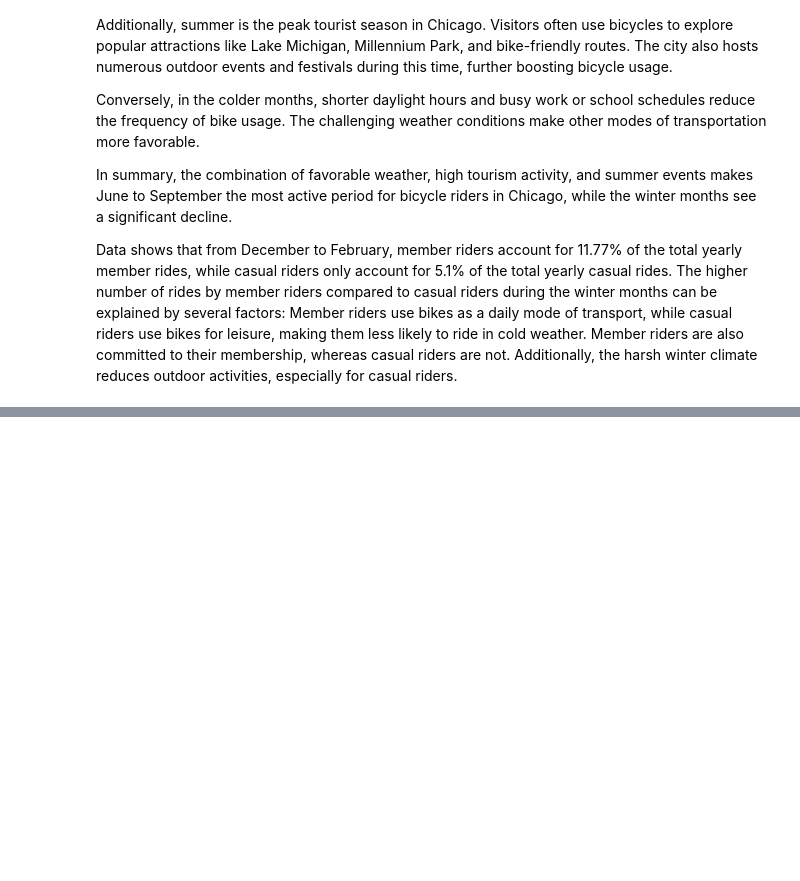
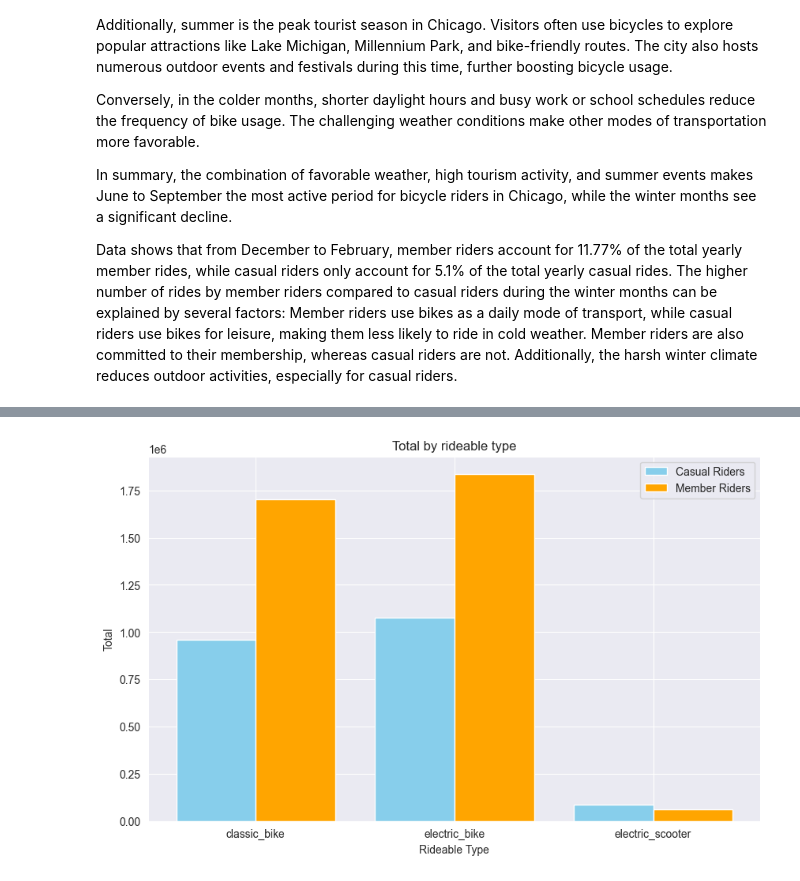
Before and after one commit to phungbui2203/CyclisticCaseStudy, a Jupyter notebook: analysis.ipynb, the cells around one changed output, grey strips where cells are left out. Drawn from its saved outputs; the diff is of its cells as text; code cells hidden in the pictures; blank space fills up the shorter version.

```diff
--- a/analysis.ipynb
+++ b/analysis.ipynb
@@ -569,0 +492,22 @@ print(sum([3707484, 2145681]))
+# %%
+import matplotlib.pyplot as plt
+import numpy as np
+
+rideable_type = ['classic_bike', 'electric_bike', 'electric_scooter']
+total_casual = [960028, 1078301, 85215]
+total_member = [1702348, 1838950, 59122]
+
+X_axis = np.arange(len(rideable_type))
+
+# Plotting the bar chart
+plt.figure(figsize=(10,6))
+plt.bar(X_axis - 0.2, total_casual, width=0.4, color='skyblue', label='Casual Riders')
+plt.bar(X_axis + 0.2, total_member, width=0.4, color='orange', label='Member Riders')
+plt.xlabel('Rideable Type')
+plt.ylabel('Total')
+plt.title('Total by rideable type')
+plt.legend()
+plt.xticks(X_axis, rideable_type)
+plt.show()
+# %% [output]
+[figure, added]
```
Also changed, not shown: parts of 27 cells of this notebook.
